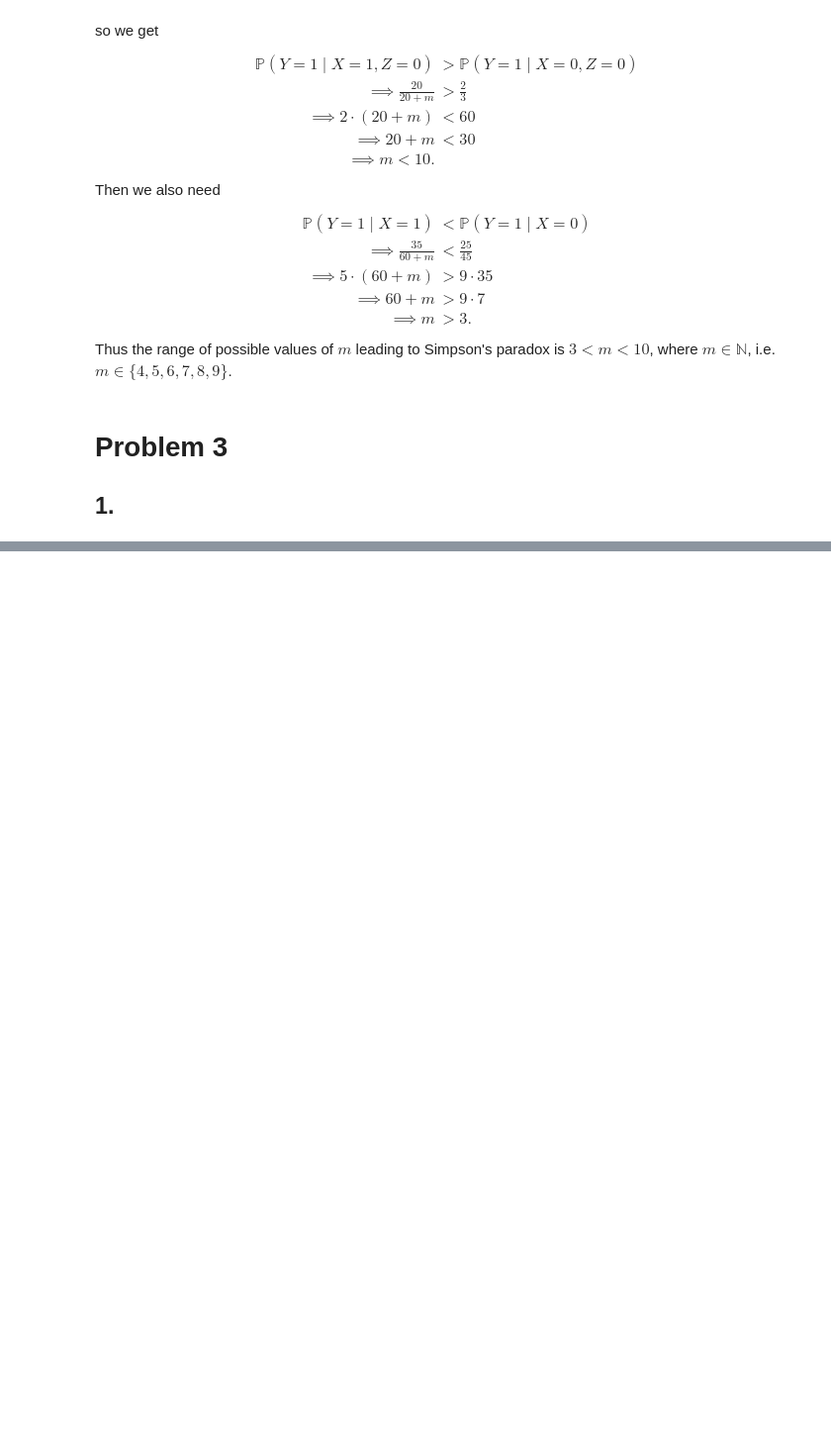
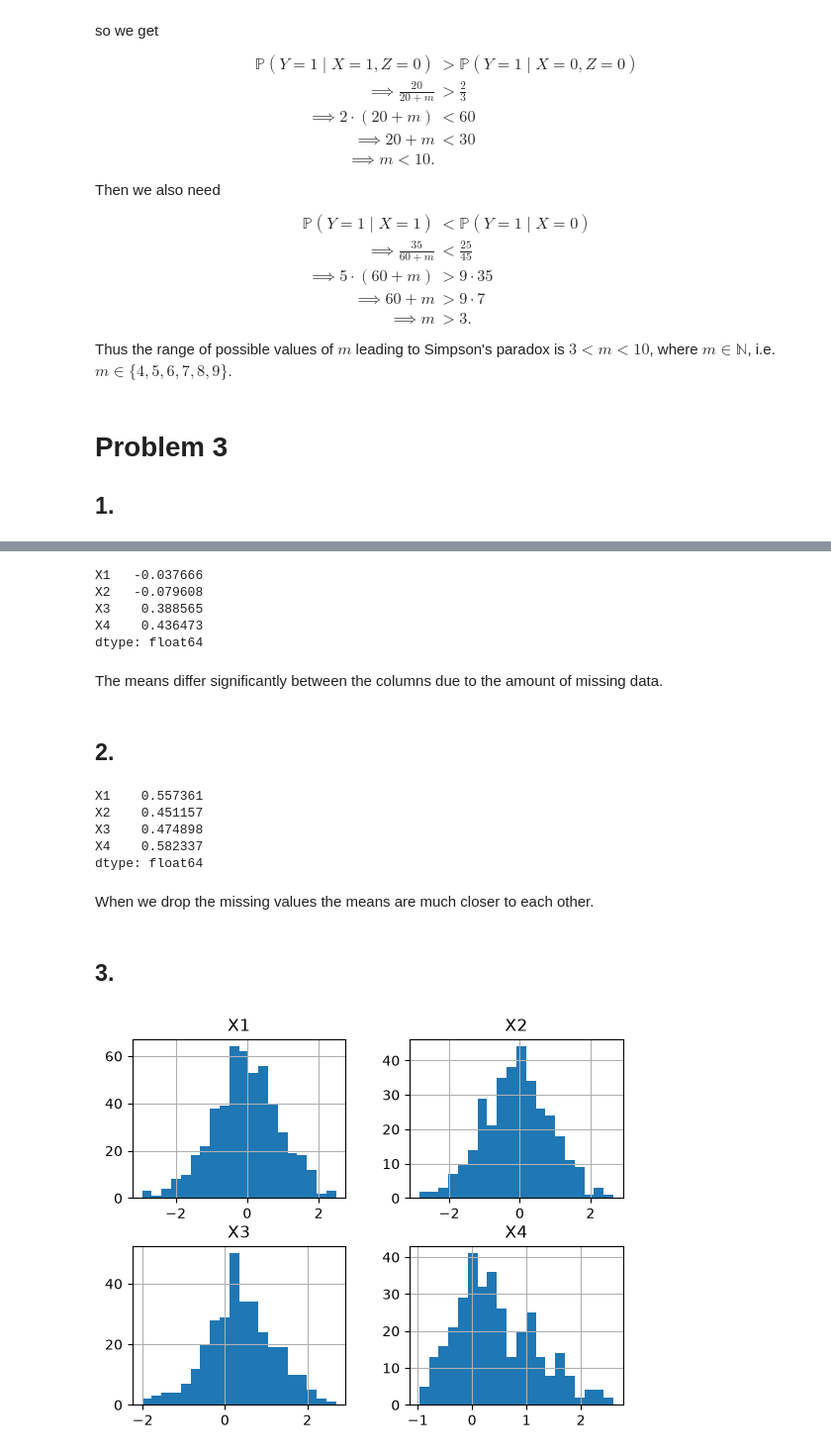
Before and after one commit to macpalor/statistics-for-data-science, a Jupyter notebook: exercise6.ipynb, the cells around one changed output, grey strips where cells are left out. Shown at 99% size. Drawn from its saved outputs; the diff is of its cells as text; code cells hidden in the pictures; blank space fills up the shorter version.

```diff
--- a/exercise6.ipynb
+++ b/exercise6.ipynb
@@ -56,3 +56,8 @@ Thus the range of possible values of $m$ leading to Simpson's paradox is $3<m<10
 # %% [markdown]
 # Problem 3
 ## 1.
+# %%
+import pandas as pd
+
+data = pd.read_csv("./data/toy_missing.txt", sep="\t", names="X1 X2 X3 X4".split())
+data
@@ -58,0 +78,31 @@ Thus the range of possible values of $m$ leading to Simpson's paradox is $3<m<10
+# %%
+data.mean()
+# %% [output]
+X1   -0.037666
+X2   -0.079608
+X3    0.388565
+X4    0.436473
+dtype: float64
+# %% [markdown]
+The means differ significantly between the columns due to the amount of missing data.
+# %% [markdown]
+## 2.
+# %%
+data.dropna().mean()
+# %% [output]
+X1    0.557361
+X2    0.451157
+X3    0.474898
+X4    0.582337
+dtype: float64
+# %% [markdown]
+When we drop the missing values the means are much closer to each other.
+# %% [markdown]
+## 3.
+# %%
+import matplotlib.pyplot as plt
+
+data.hist(bins=20)
+plt.show()
+# %% [output]
+[figure, added]
```
Also changed, not shown: parts of 8 cells of this notebook.
